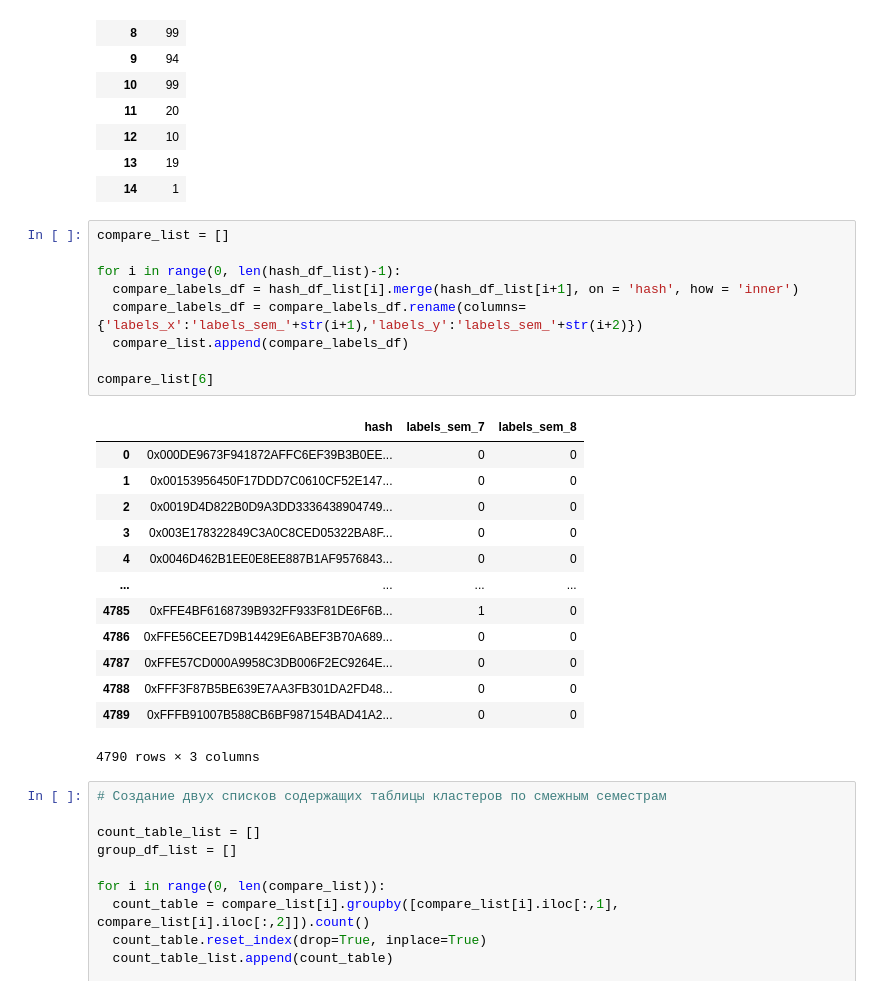
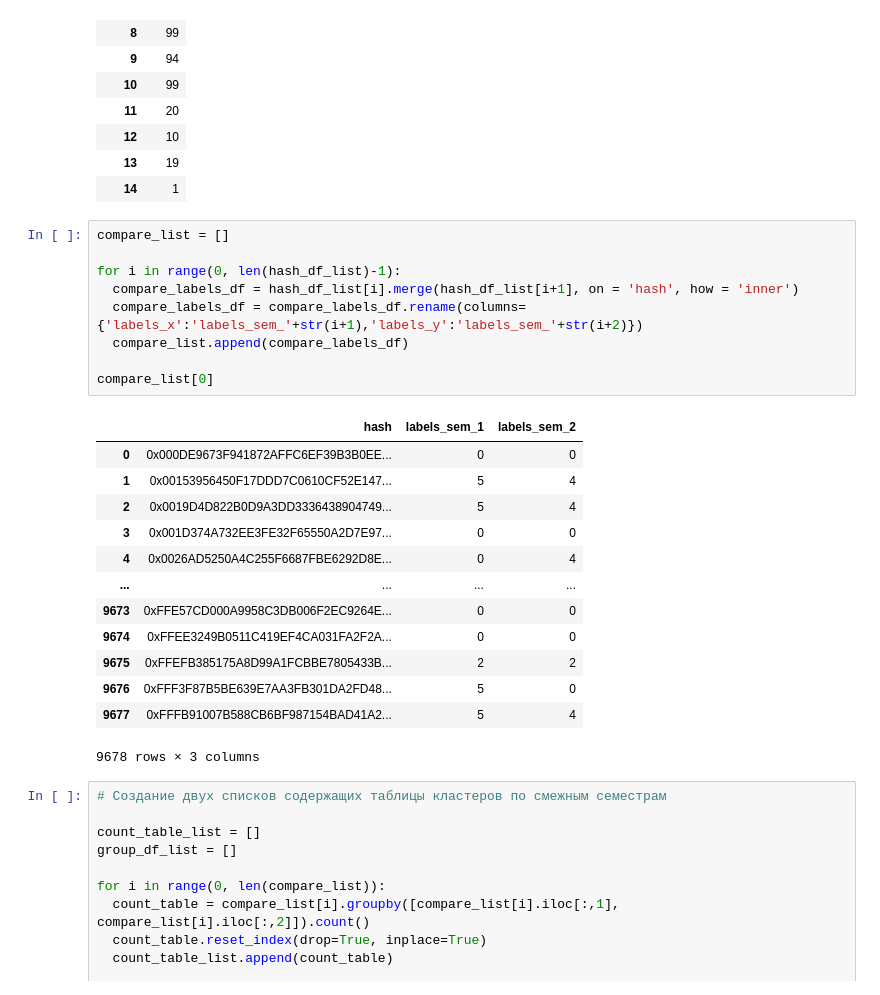
Before and after one commit to Maksimka9/clustering, a Jupyter notebook: main.ipynb, the cells around one changed output. Saved outputs shown, nothing was run; the diff lists cells and outputs as text.

```diff
--- a/main.ipynb
+++ b/main.ipynb
@@ -319,26 +319,26 @@ hash_df_list[0].groupby(['labels']).count()
 # %%
 compare_list = []
 
 for i in range(0, len(hash_df_list)-1):
   compare_labels_df = hash_df_list[i].merge(hash_df_list[i+1], on = 'hash', how = 'inner')
   compare_labels_df = compare_labels_df.rename(columns={'labels_x':'labels_sem_'+str(i+1),'labels_y':'labels_sem_'+str(i+2)})
   compare_list.append(compare_labels_df)
 
-compare_list[6]
+compare_list[0]
 # %% [output]
-|  | hash | labels_sem_7 | labels_sem_8 |
+|  | hash | labels_sem_1 | labels_sem_2 |
 | 0 | 0x000DE9673F941872AFFC6EF39B3B0EE... | 0 | 0 |
-| 1 | 0x00153956450F17DDD7C0610CF52E147... | 0 | 0 |
-| 2 | 0x0019D4D822B0D9A3DD3336438904749... | 0 | 0 |
-| 3 | 0x003E178322849C3A0C8CED05322BA8F... | 0 | 0 |
-| 4 | 0x0046D462B1EE0E8EE887B1AF9576843... | 0 | 0 |
+| 1 | 0x00153956450F17DDD7C0610CF52E147... | 5 | 4 |
+| 2 | 0x0019D4D822B0D9A3DD3336438904749... | 5 | 4 |
+| 3 | 0x001D374A732EE3FE32F65550A2D7E97... | 0 | 0 |
+| 4 | 0x0026AD5250A4C255F6687FBE6292D8E... | 0 | 4 |
 | ... | ... | ... | ... |
-| 4785 | 0xFFE4BF6168739B932FF933F81DE6F6B... | 1 | 0 |
-| 4786 | 0xFFE56CEE7D9B14429E6ABEF3B70A689... | 0 | 0 |
-| 4787 | 0xFFE57CD000A9958C3DB006F2EC9264E... | 0 | 0 |
-| 4788 | 0xFFF3F87B5BE639E7AA3FB301DA2FD48... | 0 | 0 |
-| 4789 | 0xFFFB91007B588CB6BF987154BAD41A2... | 0 | 0 |
+| 9673 | 0xFFE57CD000A9958C3DB006F2EC9264E... | 0 | 0 |
+| 9674 | 0xFFEE3249B0511C419EF4CA031FA2F2A... | 0 | 0 |
+| 9675 | 0xFFEFB385175A8D99A1FCBBE7805433B... | 2 | 2 |
+| 9676 | 0xFFF3F87B5BE639E7AA3FB301DA2FD48... | 5 | 0 |
+| 9677 | 0xFFFB91007B588CB6BF987154BAD41A2... | 5 | 4 |
-4790 rows × 3 columns
+9678 rows × 3 columns
 # %%
 # Создание двух списков содержащих таблицы кластеров по смежным семестрам
 
```
Also changed, not shown: parts of 6 cells of this notebook.
